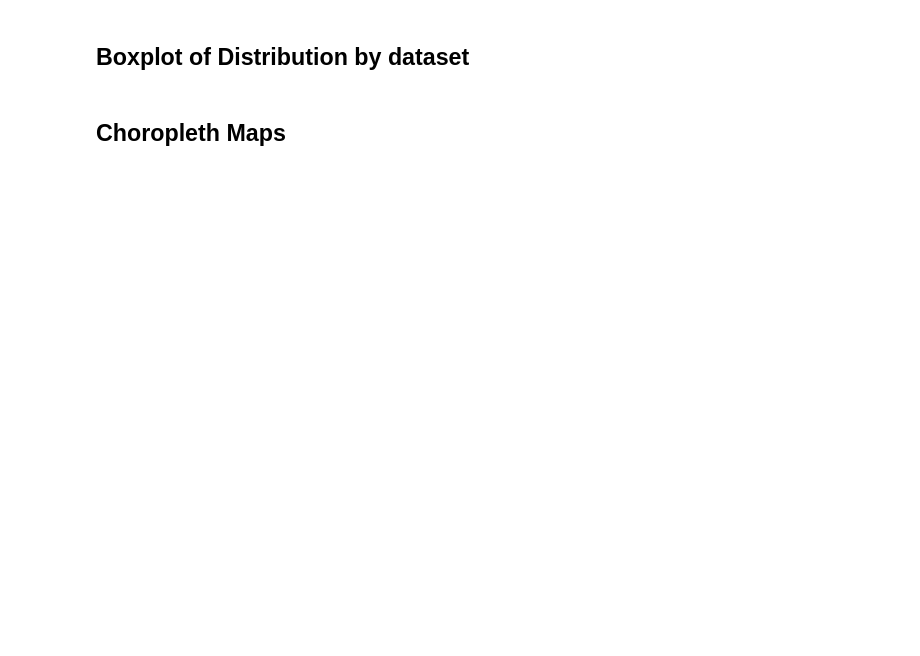
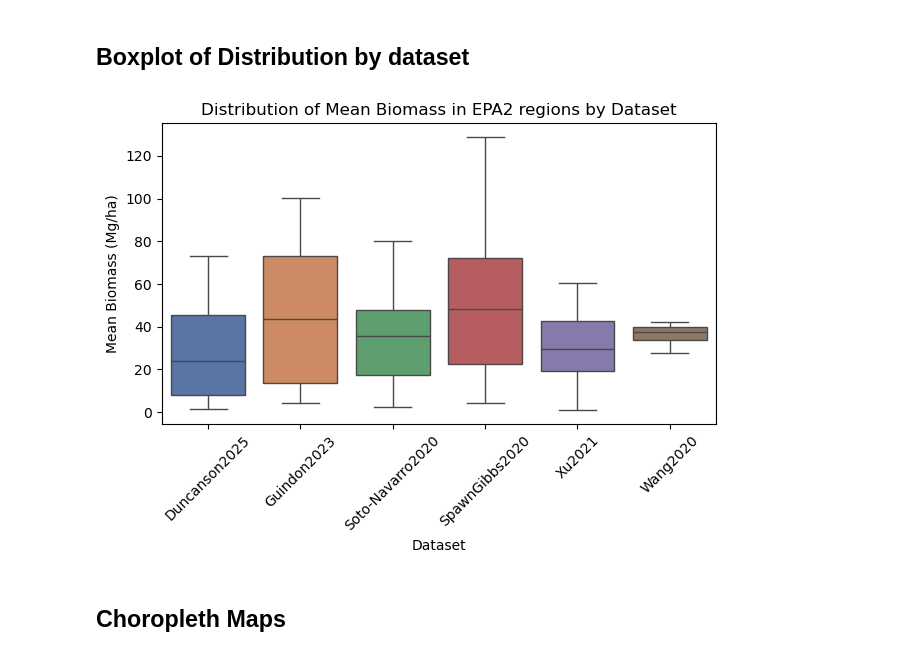
Before and after one commit to KirstenBauck/ABoVE, a Jupyter notebook: jupyter_notebooks/Create_Stats_Graphs.ipynb, the cells around one changed output. Cells and saved outputs as stored; diff of their text form; code cells hidden in the pictures; blank space fills up the shorter version.

```diff
--- a/jupyter_notebooks/Create_Stats_Graphs.ipynb
+++ b/jupyter_notebooks/Create_Stats_Graphs.ipynb
@@ -127,2 +171,14 @@ plt.show()
+# %%
+sns.boxplot(x='Dataset', y='Mean', data=df, order=dataset_order, palette=palette, hue='Dataset', legend=False)
+if visualize == 'Canada':
+    plt.title("Distribution of Mean Biomass in Canada by Dataset")
+else:
+    plt.title("Distribution of Mean Biomass in EPA2 regions by Dataset")
+plt.ylabel("Mean Biomass (Mg/ha)")
+plt.xticks(rotation=45)
+plt.tight_layout()
+plt.show()
+# %% [output]
+[figure, added]
 # %% [markdown]
 ## Choropleth Maps
```
Also changed, not shown: parts of 15 cells of this notebook, 30 other files.
